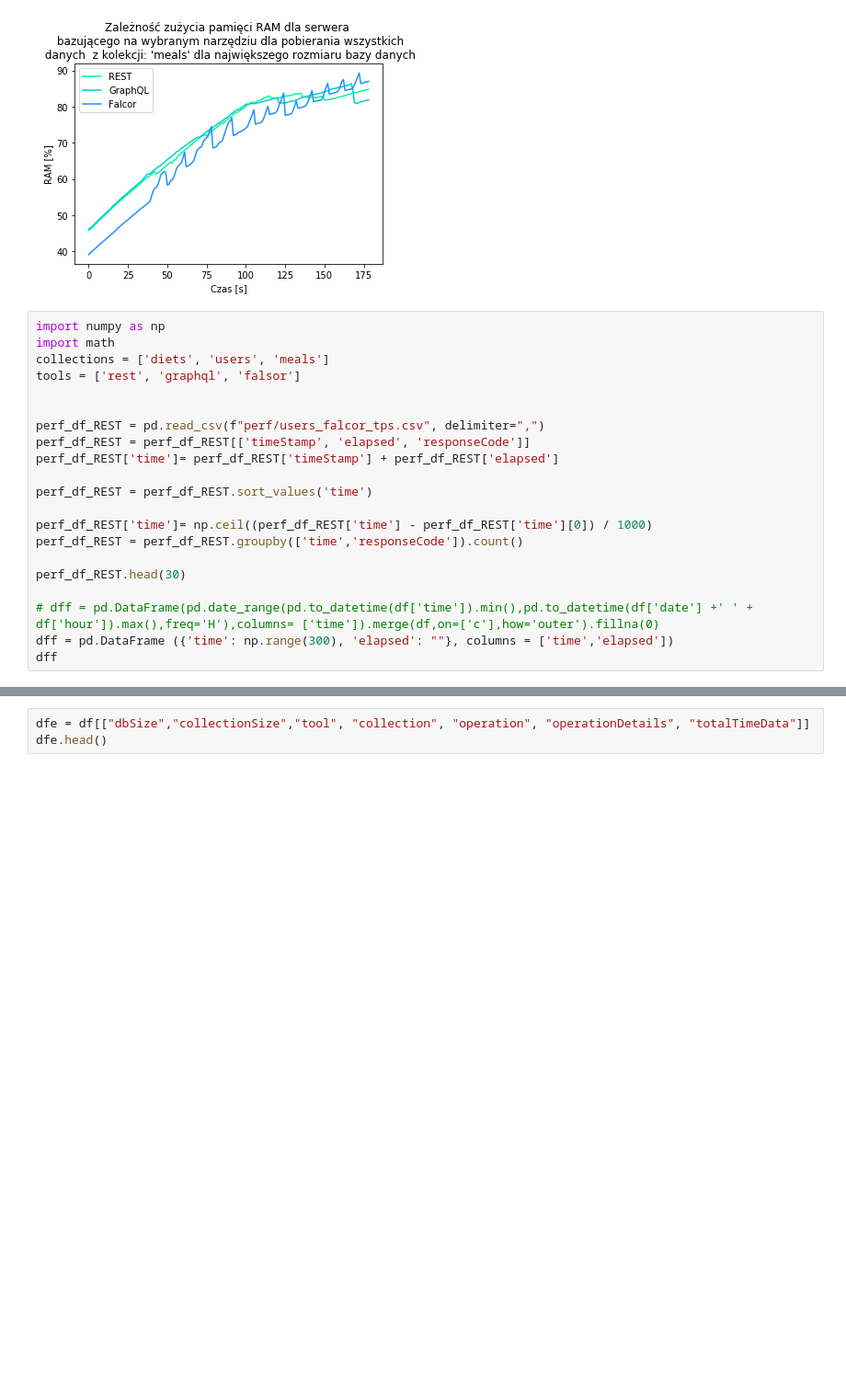
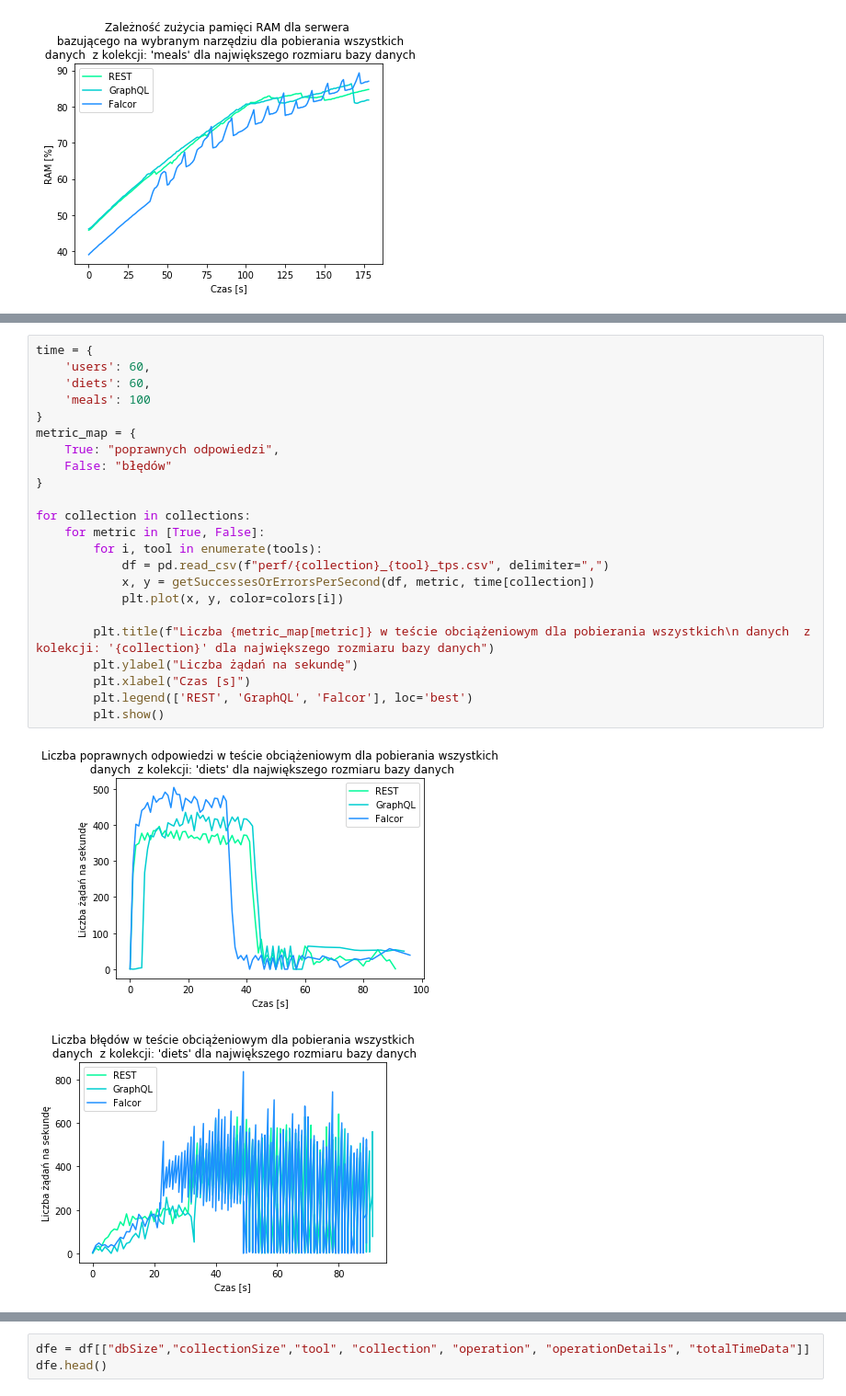
Before and after one commit to maaaaagda/rest-graphql-falcor, a Jupyter notebook: performance_analyzer/visualize_results/rest-graphql-falcor.ipynb, the cells around one changed output, grey strips where cells are left out. Shown: that part at 92% size. Cells and saved outputs as stored; diff of their text form; blank space fills up the shorter version.

```diff
--- a/performance_analyzer/visualize_results/rest-graphql-falcor.ipynb
+++ b/performance_analyzer/visualize_results/rest-graphql-falcor.ipynb
@@ -255,24 +255,3 @@ for collection in collections:
 [figure]
 179
 [figure]
-# %%
-import numpy as np
-import math
-collections = ['diets', 'users', 'meals']
-tools = ['rest', 'graphql', 'falsor']
-
-
-perf_df_REST = pd.read_csv(f"perf/users_falcor_tps.csv", delimiter=",")
-perf_df_REST = perf_df_REST[['timeStamp', 'elapsed', 'responseCode']]
-perf_df_REST['time']= perf_df_REST['timeStamp'] + perf_df_REST['elapsed']
-
-perf_df_REST = perf_df_REST.sort_values('time')
-
-perf_df_REST['time']= np.ceil((perf_df_REST['time'] - perf_df_REST['time'][0]) / 1000)
-perf_df_REST = perf_df_REST.groupby(['time','responseCode']).count()
-
-perf_df_REST.head(30)
-
-# dff = pd.DataFrame(pd.date_range(pd.to_datetime(df['time']).min(),pd.to_datetime(df['date'] +' ' + df['hour']).max(),freq='H'),columns= ['time']).merge(df,on=['c'],how='outer').fillna(0)
-dff = pd.DataFrame ({'time': np.range(300), 'elapsed': ""}, columns = ['time','elapsed'])
-dff
@@ -315,0 +288,26 @@ AttributeError: module 'numpy' has no attribute 'range'
+# %%
+time = {
+    'users': 60,
+    'diets': 60,
+    'meals': 100
+}
+metric_map = {
+    True: "poprawnych odpowiedzi",
+    False: "błędów"
+}
+
+for collection in collections:
+    for metric in [True, False]:
+        for i, tool in enumerate(tools):
+            df = pd.read_csv(f"perf/{collection}_{tool}_tps.csv", delimiter=",")
+            x, y = getSuccessesOrErrorsPerSecond(df, metric, time[collection])
+            plt.plot(x, y, color=colors[i])
+
+        plt.title(f"Liczba {metric_map[metric]} w teście obciążeniowym dla pobierania wszystkich\n danych  z kolekcji: '{collection}' dla największego rozmiaru bazy danych")
+        plt.ylabel("Liczba żądań na sekundę")
+        plt.xlabel("Czas [s]")
+        plt.legend(['REST', 'GraphQL', 'Falcor'], loc='best')
+        plt.show()
+# %% [output]
+[figure, added]
+[figure, added]
```
Also changed, not shown: parts of 5 cells of this notebook.
